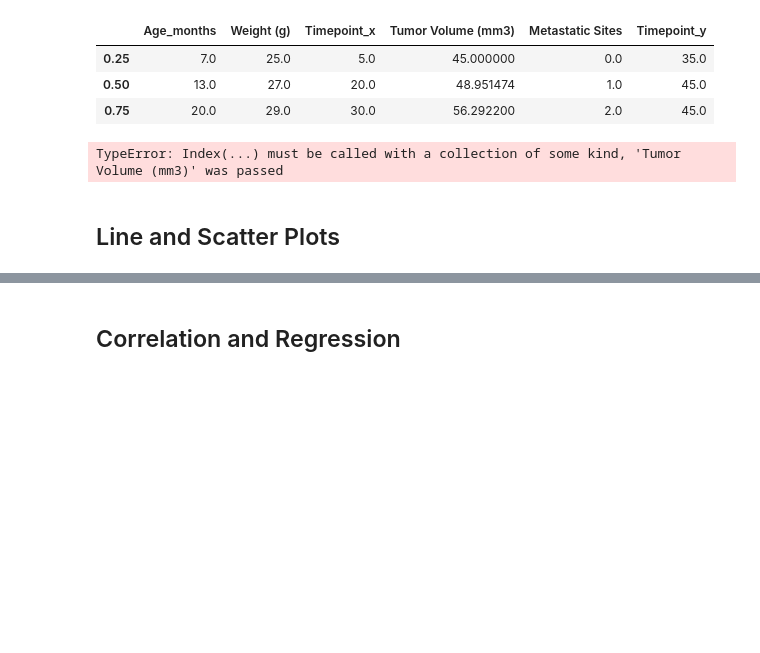
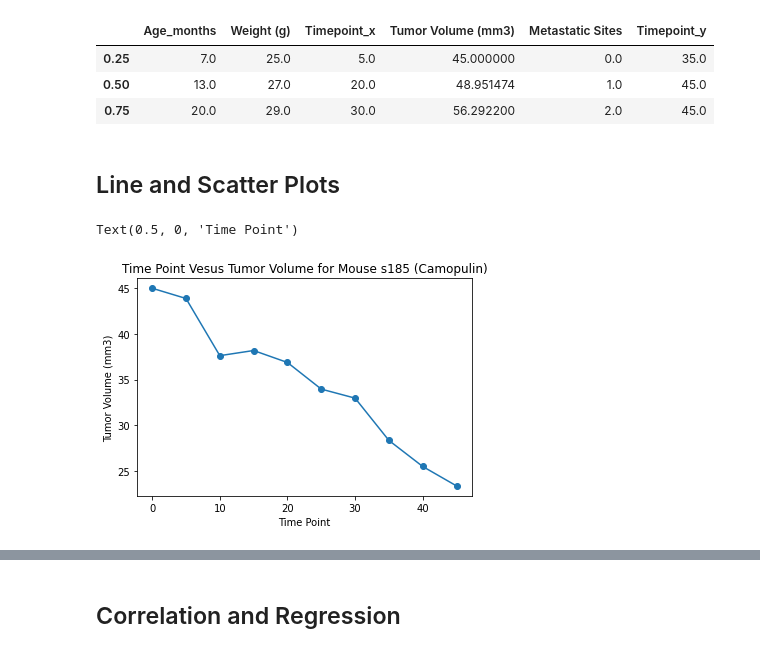
Before and after one commit to SybileC/matplotlib-challenge, a Jupyter notebook: 02-Homework_05-Matplotlib_Instructions_Pymaceuticals_pymaceuticals_starter.ipynb, the cells around one changed output, grey strips where cells are left out. Cells and saved outputs as stored; diff of their text form; code cells hidden in the pictures; blank space fills up the shorter version.

```diff
--- a/02-Homework_05-Matplotlib_Instructions_Pymaceuticals_pymaceuticals_starter.ipynb
+++ b/02-Homework_05-Matplotlib_Instructions_Pymaceuticals_pymaceuticals_starter.ipynb
@@ -258,26 +258,34 @@ drug_tumor = final_tumor.loc[final_tumor["Timepoint_x"] == final_tumor["Timepoin
 drug_tumor
 
     # add subset
-i = 0
-treatment = 0
-for i in promising_treatments:
+
+for treatment in promising_treatments:
 #     treatment = drug_tumor.loc[:, "Tumor Volume (mm3)"]
-#     treatment = drug_tumor.loc[drug_tumor["Drug Regimen"].isin(promising_treatments), "Tumor Volume (mm3)"]
-    treatment =
+    treatment = drug_tumor.loc[drug_tumor["Drug Regimen"].isin(promising_treatments), "Tumor Volume (mm3)"]
 tumor_volume.append(treatment)
-
+tumor_volume
     # Determine outliers using upper and lower bounds
-final_tumor_volume = pd.DataFrame(tumor_volume, columns="Tumor Volume (mm3)")
+final_tumor_volume = pd.DataFrame(tumor_volume).T
 final_tumor_volume
-# quartiles = final_tumor_volume.quantile([0.25, 0.5, 0.75])
-# # lowerq = quartiles[0.25]
-# # upperq = quartiles[0.75]
-# # iqr = upperq - lowerq
+quartiles = final_tumor_volume.quantile([0.25, 0.5, 0.75])
+# lowerq = quartiles[0.25]
+# upperq = quartiles[0.75]
+# iqr = upperq - lowerq
 # quartiles
-# %% [output]
-TypeError: Index(...) must be called with a collection of some kind, 'Tumor Volume (mm3)' was passed
 # %%
 # Generate a box plot of the final tumor volume of each mouse across four regimens of interest
 # %% [markdown]
 ## Line and Scatter Plots
+# %%
+#Generate a line plot of time point versus tumor volume for a mouse treated with Capomulin
+capomulin = duplicate_mice.loc[duplicate_mice["Drug Regimen"] == "Capomulin",
+                               ["Mouse ID", "Timepoint", "Tumor Volume (mm3)"]]
+mouse_s185 = capomulin.loc[capomulin["Mouse ID"] == "s185", ["Mouse ID", "Timepoint", "Tumor Volume (mm3)"]]
+plt.plot(mouse_s185["Timepoint"], mouse_s185["Tumor Volume (mm3)"], marker='o')
+plt.title("Time Point Vesus Tumor Volume for Mouse s185 (Camopulin)")
+plt.ylabel("Tumor Volume (mm3)")
+plt.xlabel("Time Point")
+# %% [output]
+Text(0.5, 0, 'Time Point')
+[figure, added]
 # %%
```
Also changed, not shown: parts of 2 cells of this notebook.
